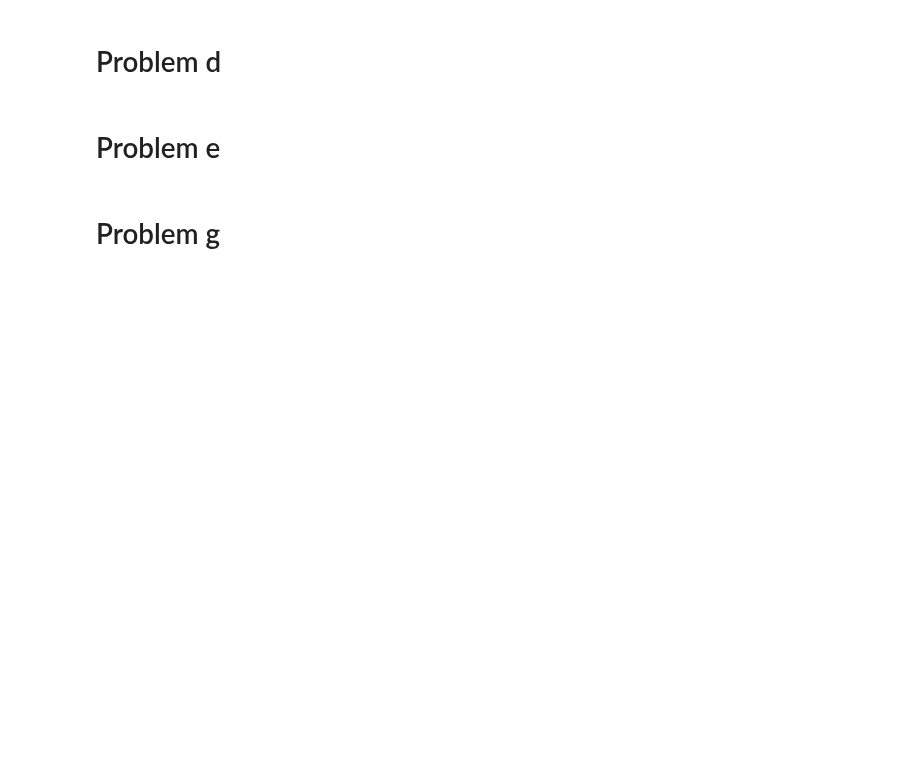
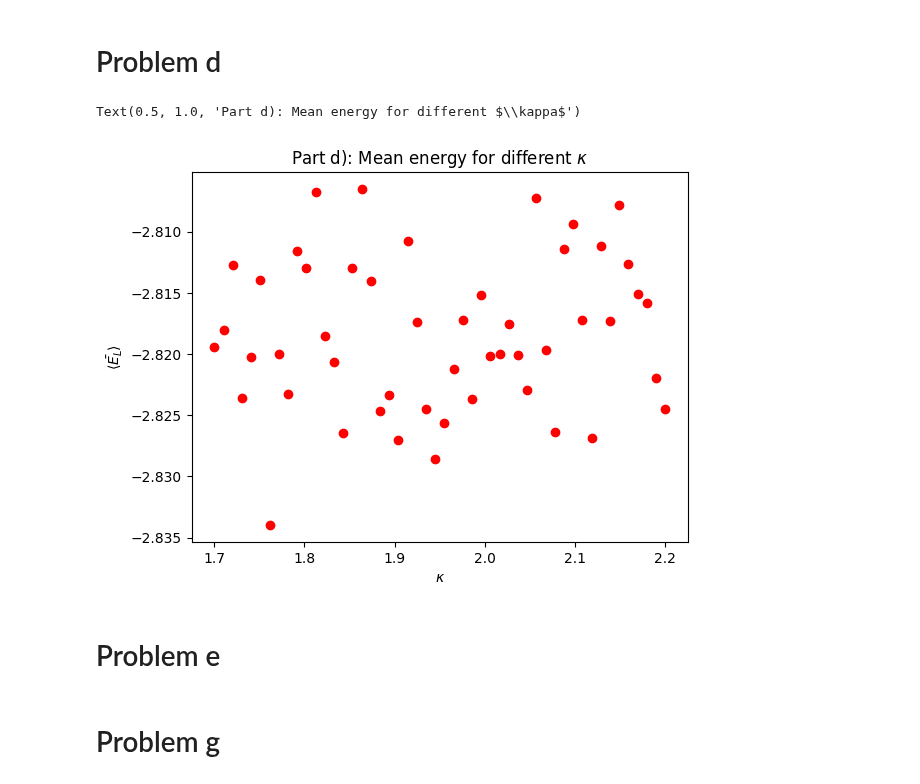
Before and after one commit to corinnawegner/Computational-physics, a Jupyter notebook: Project 5/Problem 1.ipynb, the cells around one changed output. Cells and saved outputs as stored; diff of their text form; code cells hidden in the pictures; blank space fills up the shorter version.

```diff
--- a/Project 5/Problem 1.ipynb
+++ b/Project 5/Problem 1.ipynb
@@ -280,14 +280,25 @@ alpha_optimal = 0.15 # Todo: Select optimal alpha from problem part c
 
 list_kappa = np.linspace(1.7,2.2,50)
 
-E_avg_kappa_c = []
-E_std_kappa_c = []
+E_avg_kappa = []
+E_std_kappa = []
 
-for k in list_kappa:
-    simulation_k = metropolis_algorithm(R, N, s=1, alpha=alpha_optimal, beta=0.5, kappa=k)
-    E_avg_k, E_std_k = energy_statistics_c(simulation_k, n_equilibrium)
-    E_avg_alpha_k.append(E_avg_k)
-    E_std_alpha_k.append(E_std_k)
+for k in tqdm(list_kappa):
+    simulation_k = metropolis_algorithm(R, N_c, s=1, alpha=alpha_optimal, beta=0.5, kappa=k, disable_tqdm=True)
+    E_avg_k, E_std_k = energy_statistics_c(simulation_k, n_equilibrium, disable_tqdm=True)
+    E_avg_kappa.append(E_avg_k)
+    E_std_kappa.append(E_std_k)
+
+E_avg_kappa = np.array(E_avg_kappa)
+# %%
+for i, k in enumerate(list_kappa):
+    plt.plot(list_kappa[i], E_avg_kappa[i], "ro", label = rf"$\alpha$ = {k}")
+plt.xlabel(r"$\kappa$")
+plt.ylabel(r"$\langle \bar{E_{L}} \rangle$")
+plt.title(r"Part d): Mean energy for different $\kappa$")
+# %% [output]
+Text(0.5, 1.0, 'Part d): Mean energy for different $\\kappa$')
+[figure, added]
 # %% [markdown]
 # Problem e
 # %%
```
Also changed, not shown: parts of 13 cells of this notebook.
